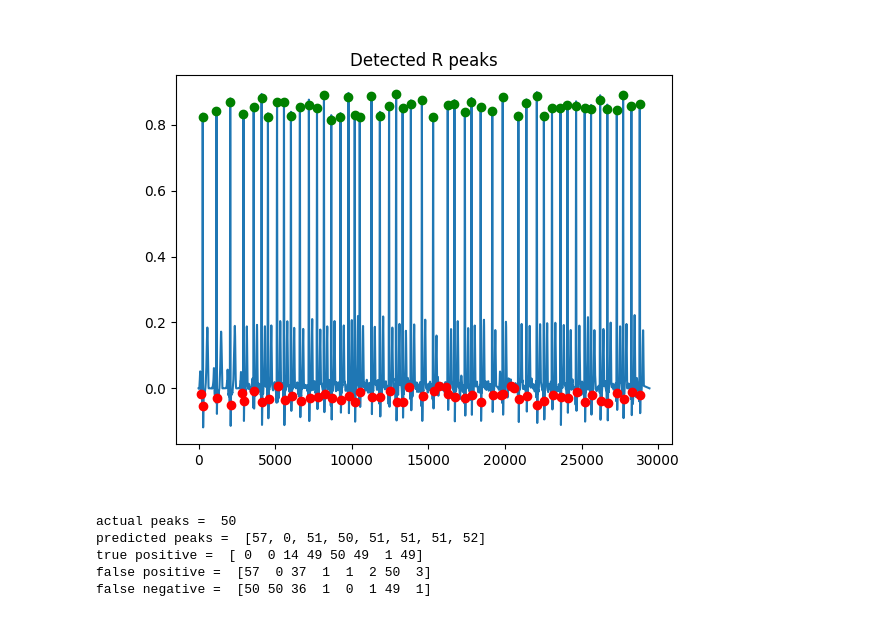
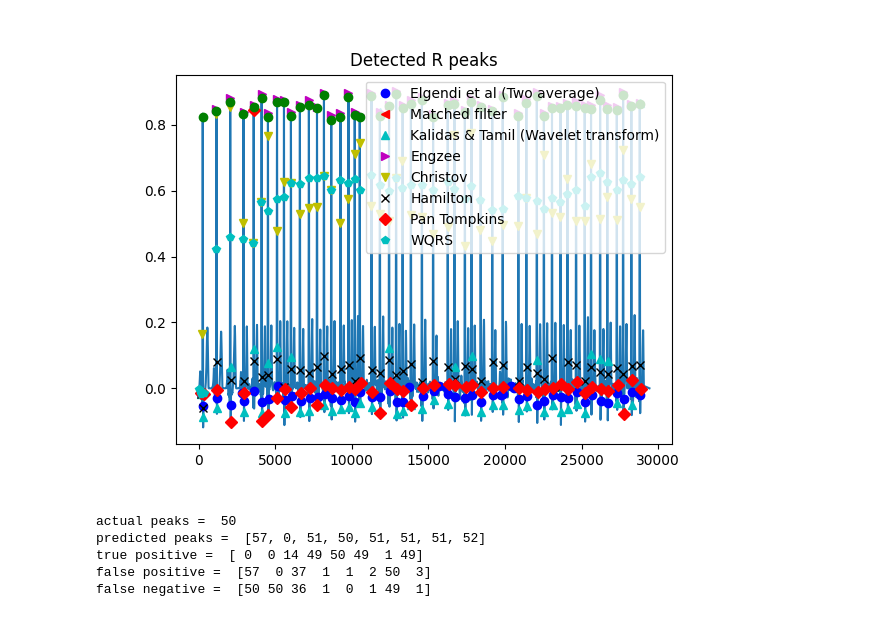
Before and after one commit to floriankri/ecg_detector_assessment, a Jupyter notebook: Playground/playground.ipynb, the cells around one changed output. Cells and saved outputs as stored; diff of their text form; code cells hidden in the pictures.

Commit message:
add all algorithms to diagram with legend 2

```diff
--- a/Playground/playground.ipynb
+++ b/Playground/playground.ipynb
@@ -31,6 +31,7 @@ returndata = eng.simPAF_ECG_generator(rrLength, realRRon, realVAon, realAAon, AF
 len(returndata['multileadECG'])
 actualpeaks = np.transpose(np.array(returndata['QRSindex']))[:,0].astype(int)
 # %%
+from cProfile import label
 import numpy as np
 import matplotlib.pyplot as plt
 import pathlib
@@ -44,35 +45,39 @@ fs = 500
 
 detectors = Detectors(fs)
 
 predictedpeaks = []
 for i in range(len(detectors.get_detector_list())):
     if i==1:
         predictedpeaks.append([])
         continue
     predictedpeaks.append(detectors.get_detector_list()[i][1](unfiltered_ecg))
 
 # If you want to always use the same det then directly call it:
 #r_peaks = detectors.two_average_detector(unfiltered_ecg)
 #r_peaks = detectors.matched_filter_detector(unfiltered_ecg,"templates/template_250hz.csv")
 #r_peaks = detectors.swt_detector(unfiltered_ecg)
 #r_peaks = detectors.engzee_detector(unfiltered_ecg)
 #r_peaks = detectors.christov_detector(unfiltered_ecg)
 #r_peaks = detectors.hamilton_detector(unfiltered_ecg)
 #r_peaks = detectors.pan_tompkins_detector(unfiltered_ecg)
 #r_peaks = detectors.wqrs_detector(unfiltered_ecg)
 
 #predictedpeaks = np.array(r_peaks)
 
+fmt = ['bo','r<','c^','m>','yv','kx','rD','cp']
+
 %matplotlib widget
 plt.figure()
 plt.plot(unfiltered_ecg)
-plt.plot(predictedpeaks[0], unfiltered_ecg[predictedpeaks[0]], 'ro')
+for i in range(len(predictedpeaks)):
+    plt.plot(predictedpeaks[i], unfiltered_ecg[predictedpeaks[i]], fmt[i],label=detectors.get_detector_list()[i][0])
 plt.plot(actualpeaks, unfiltered_ecg[actualpeaks], 'go')
 plt.title("Detected R peaks")
+plt.legend()
 
 plt.show()
 # %% [output]
-[figure, old version]
+[figure, new version]
 # %%
 numalgorithms = len(predictedpeaks)
 
```
